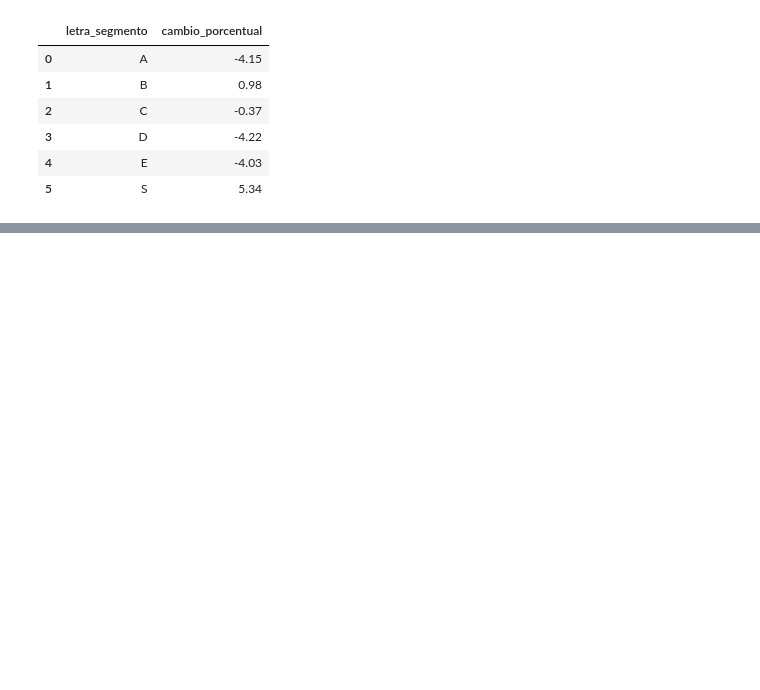
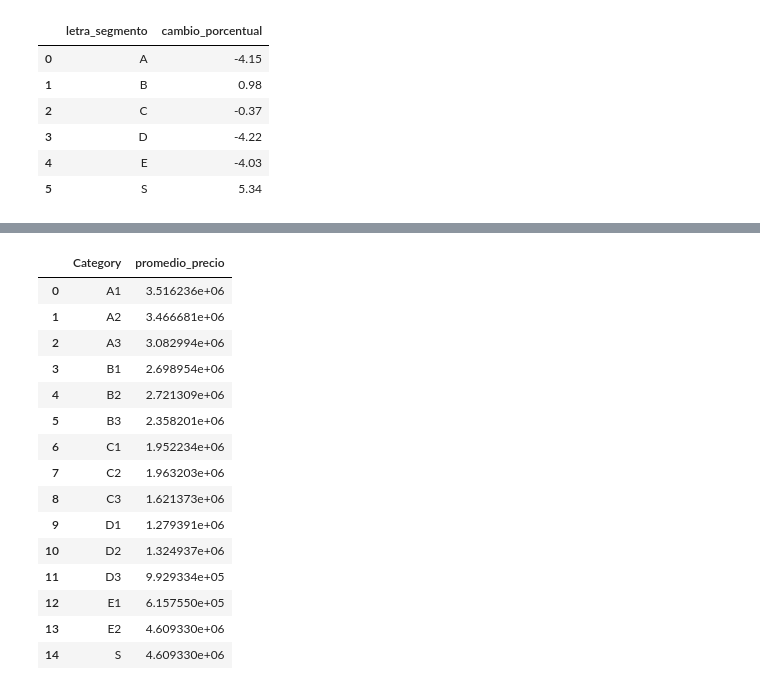
Before and after one commit to MiguelDWT4toCreativo/Datalpine, a Jupyter notebook: resources/jupyter/tendencias de precios por segmento.ipynb, the cells around one changed output, grey strips where cells are left out. Drawn from its saved outputs; the diff is of its cells as text; code cells hidden in the pictures; blank space fills up the shorter version.

```diff
--- a/resources/jupyter/tendencias de precios por segmento.ipynb
+++ b/resources/jupyter/tendencias de precios por segmento.ipynb
@@ -641,0 +708,34 @@ fig.show()
+# %%
+# Calcular los promedios de los promedios de precios
+promedios_periodo2 = []
+for i in range(len(periodo1_promedio_precios_por_categoria_df) - 1):
+    promedio = (periodo1_promedio_precios_por_categoria_df.loc[i, 'promedio_precio'] + periodo1_promedio_precios_por_categoria_df.loc[i+1, 'promedio_precio']) / 2
+    promedios_periodo2.append(promedio)
+
+# Repetir el último valor para la categoría "S"
+promedios_periodo2.append(promedios_periodo2[-1])
+
+# Crear DataFrame periodo2_promedio_precios_por_categoria_df
+periodo2_promedio_precios_por_categoria_df = pd.DataFrame({
+    'Category': periodo1_promedio_precios_por_categoria_df['Category'],
+    'promedio_precio': promedios_periodo2
+})
+
+periodo2_promedio_precios_por_categoria_df
+# %% [output]
+|  | Category | promedio_precio |
+| 0 | A1 | 3.516236e+06 |
+| 1 | A2 | 3.466681e+06 |
+| 2 | A3 | 3.082994e+06 |
+| 3 | B1 | 2.698954e+06 |
+| 4 | B2 | 2.721309e+06 |
+| 5 | B3 | 2.358201e+06 |
+| 6 | C1 | 1.952234e+06 |
+| 7 | C2 | 1.963203e+06 |
+| 8 | C3 | 1.621373e+06 |
+| 9 | D1 | 1.279391e+06 |
+| 10 | D2 | 1.324937e+06 |
+| 11 | D3 | 9.929334e+05 |
+| 12 | E1 | 6.157550e+05 |
+| 13 | E2 | 4.609330e+06 |
+| 14 | S | 4.609330e+06 |
```
Also changed, not shown: parts of 7 cells of this notebook, 2 other files.
